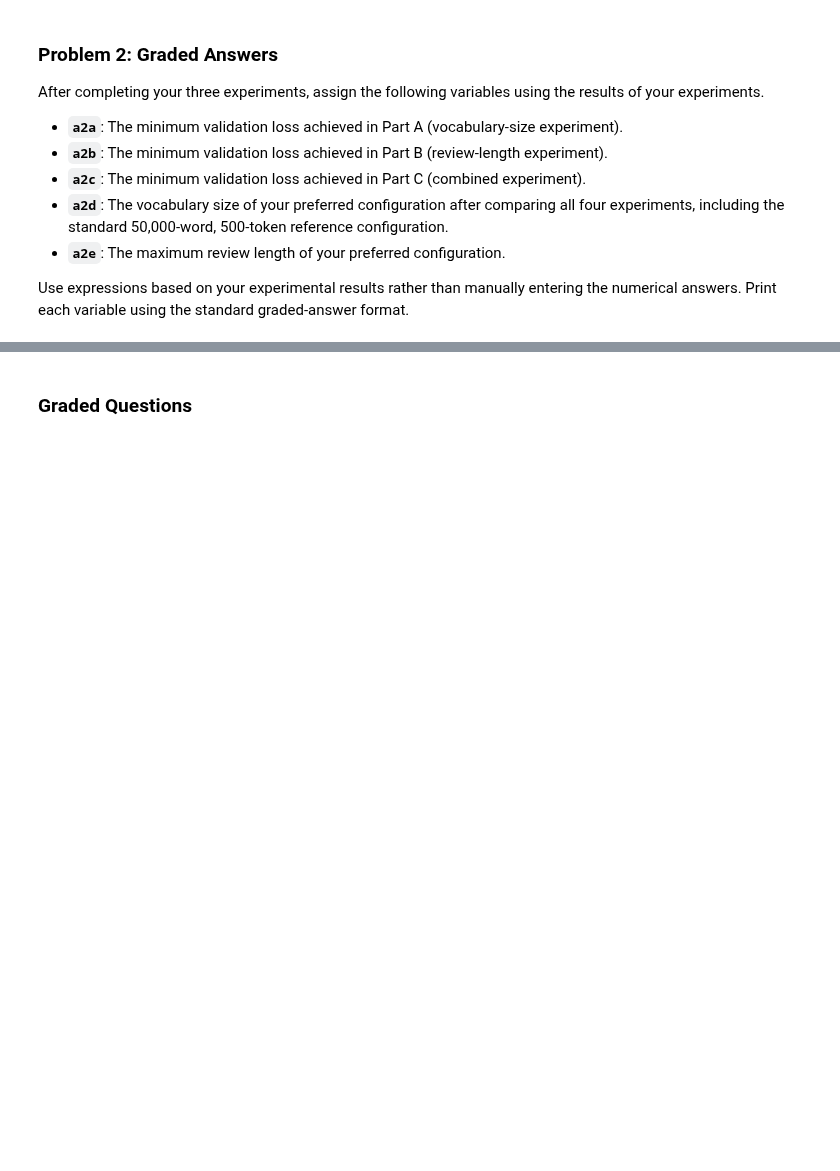
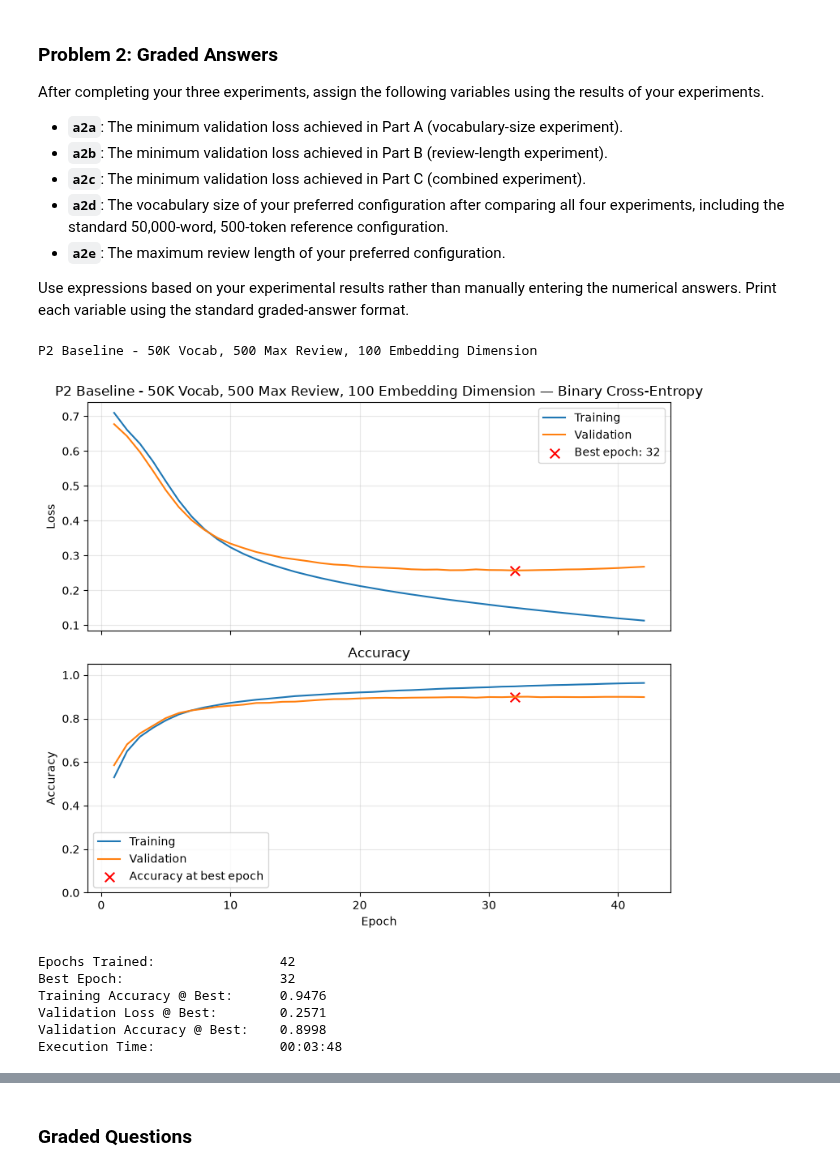
Before and after one commit to aidandig/DX703-HW, a Jupyter notebook: Homework_07.ipynb, the cells around one changed output, grey strips where cells are left out. Cells and saved outputs as stored; diff of their text form; code cells hidden in the pictures; blank space fills up the shorter version.

```diff
--- a/Homework_07.ipynb
+++ b/Homework_07.ipynb
@@ -280,8 +280,8 @@ We will use the same split throughout the homework so that experiments with diff
 # Load and preprocess the IMDB dataset
 # ============================================================
 
-training_vocabulary_size = 50_000       # <-----
-max_text_length          = 500          # <-----
+training_vocabulary_size = 25_000       # <-----
+max_text_length          = 700          # <-----
 DATA_FRACTION            = 1.0         # <----- 1.0 for final submission
 
 assert 0 < DATA_FRACTION <= 1.0
@@ -1022,4 +1022,37 @@ After completing your three experiments, assign the following variables using th
 
 Use expressions based on your experimental results rather than manually entering the numerical answers. Print each variable using the standard graded-answer format.
 # %%
-# Your code here; add as many cells as you wish
+model_p2_baseline = Sequential([
+    Input(shape=(max_text_length,), dtype="int32"),
+
+    Embedding(
+        input_dim=training_vocabulary_size,
+        output_dim=embedding_dimension,
+        weights=[embedding_matrix],
+        mask_zero=True,          # Exclude padding from pooling
+        trainable=True           # Unfreeze pretrained embeddings
+    ),
+
+    GlobalAveragePooling1D(),    # Average word embeddings
+    Dense(64, activation='relu'),
+
+    Dense(1, activation="sigmoid")
+])
+
+frozen_results = train_and_validate(
+    model_p2_baseline,
+    X_train, y_train,
+    X_val, y_val,
+    epochs = 100,
+    lr_schedule=1e-4,
+    title="P2 Baseline - 50K Vocab, 500 Max Review, 100 Embedding Dimension"
+)
+# %% [output]
+P2 Baseline - 50K Vocab, 500 Max Review, 100 Embedding Dimension
+[figure, added]
+Epochs Trained:                42
+Best Epoch:                    32
+Training Accuracy @ Best:      0.9476
+Validation Loss @ Best:        0.2571
+Validation Accuracy @ Best:    0.8998
+Execution Time:                00:03:48
```
Also changed, not shown: parts of 20 cells of this notebook.
